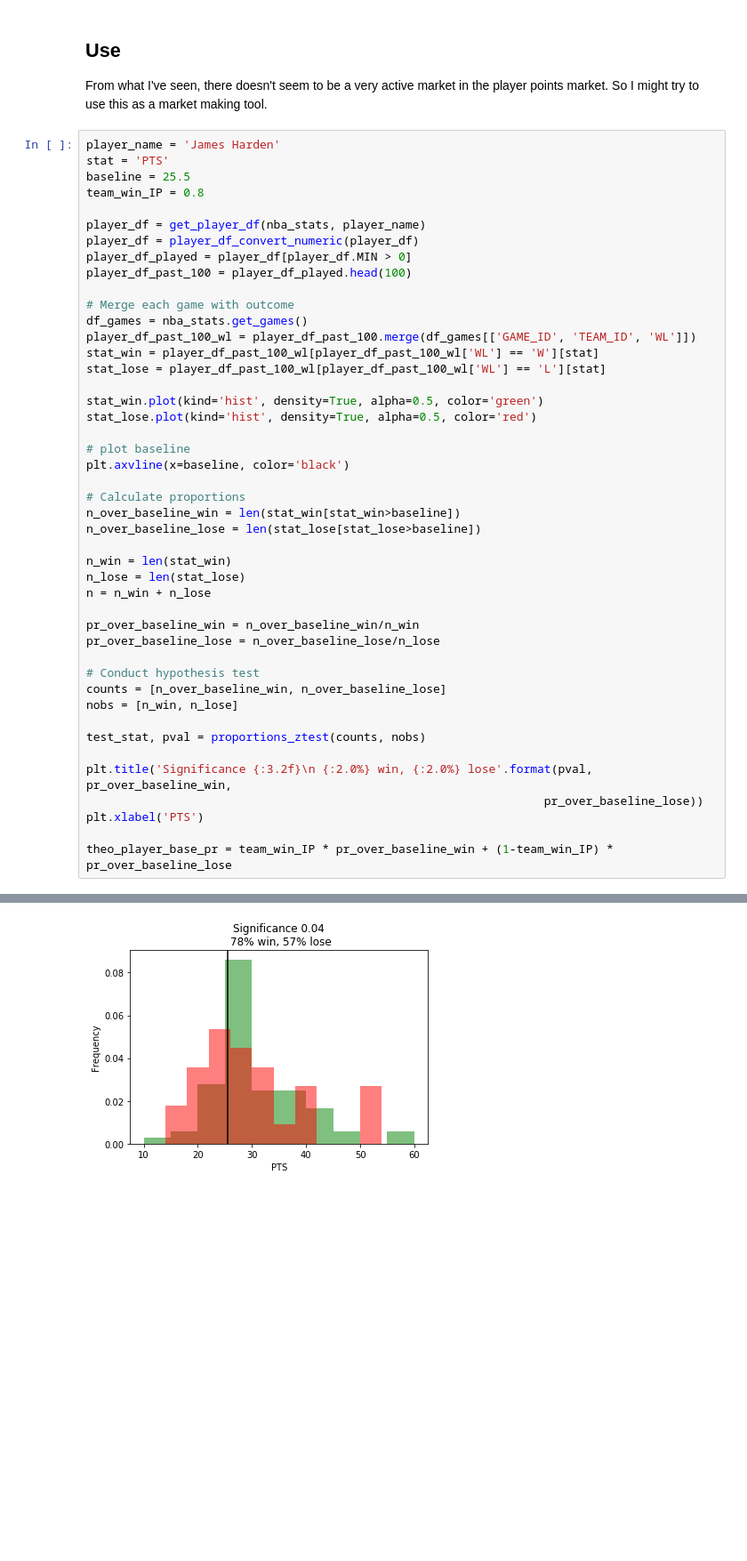
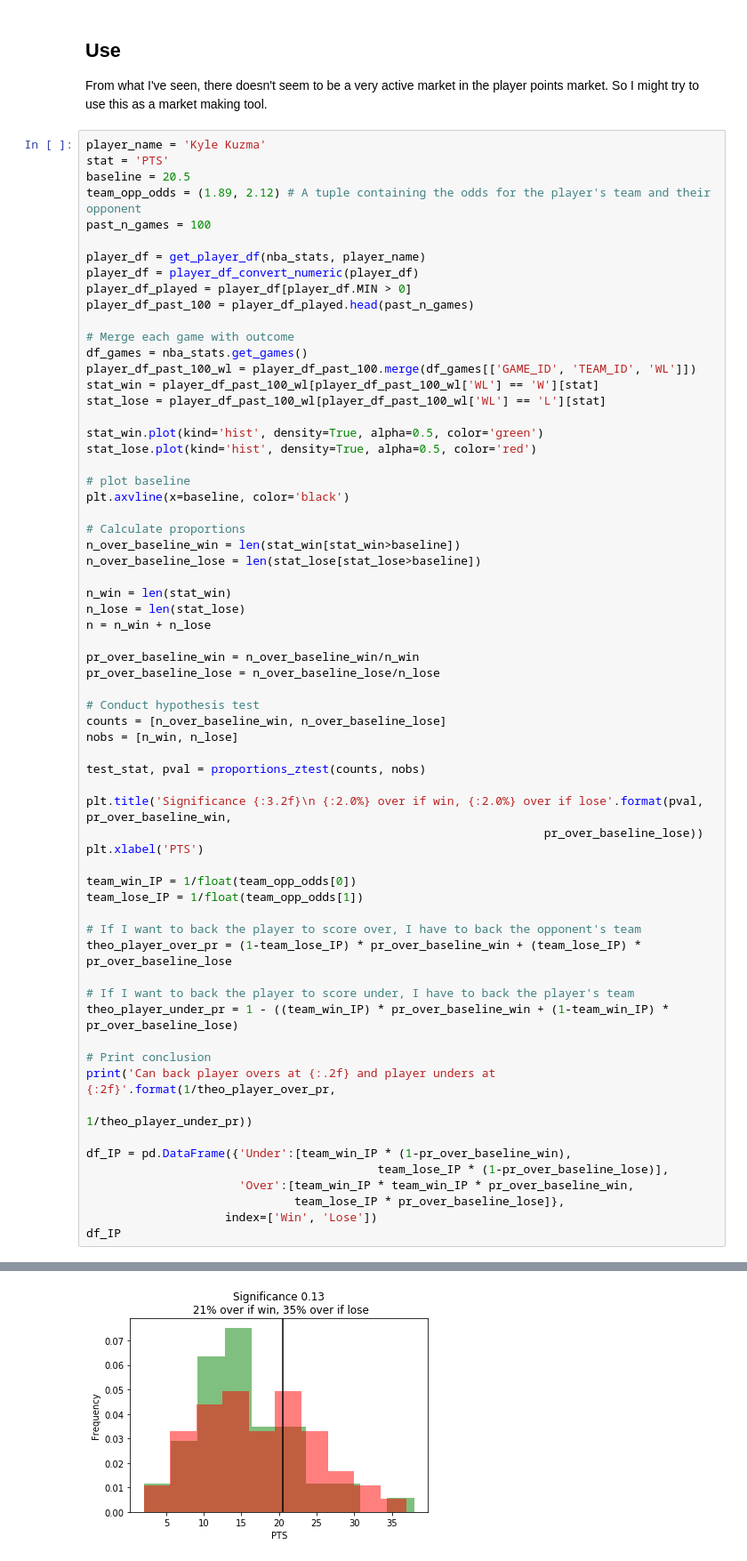
Before and after one commit to johnny-wong/nba_stats, a Jupyter notebook: Notebooks/Analysis - Wins and player points relationship.ipynb, the cells around one changed output, grey strips where cells are left out. Shown: that part at 89% size. Saved outputs shown, nothing was run; the diff lists cells and outputs as text; blank space fills up the shorter version.

```diff
--- a/Notebooks/Analysis - Wins and player points relationship.ipynb
+++ b/Notebooks/Analysis - Wins and player points relationship.ipynb
@@ -56,15 +56,16 @@ Suppose we back the player and lay the team. What we are essentially betting on
 ## Use
 From what I've seen, there doesn't seem to be a very active market in the player points market. So I might try to use this as a market making tool.
 # %%
-player_name = 'James Harden'
+player_name = 'Kyle Kuzma'
 stat = 'PTS'
-baseline = 25.5
-team_win_IP = 0.8
+baseline = 20.5
+team_opp_odds = (1.89, 2.12) # A tuple containing the odds for the player's team and their opponent
+past_n_games = 100
 
 player_df = get_player_df(nba_stats, player_name)
 player_df = player_df_convert_numeric(player_df)
 player_df_played = player_df[player_df.MIN > 0]
-player_df_past_100 = player_df_played.head(100)
+player_df_past_100 = player_df_played.head(past_n_games)
 
 # Merge each game with outcome
 df_games = nba_stats.get_games()
@@ -95,9 +96,27 @@ nobs = [n_win, n_lose]
 
 test_stat, pval = proportions_ztest(counts, nobs)
 
-plt.title('Significance {:3.2f}\n {:2.0%} win, {:2.0%} lose'.format(pval, pr_over_baseline_win,
+plt.title('Significance {:3.2f}\n {:2.0%} over if win, {:2.0%} over if lose'.format(pval, pr_over_baseline_win,
                                                                   pr_over_baseline_lose))
 plt.xlabel('PTS')
 
-theo_player_base_pr = team_win_IP * pr_over_baseline_win + (1-team_win_IP) * pr_over_baseline_lose
+team_win_IP = 1/float(team_opp_odds[0])
+team_lose_IP = 1/float(team_opp_odds[1])
+
+# If I want to back the player to score over, I have to back the opponent's team
+theo_player_over_pr = (1-team_lose_IP) * pr_over_baseline_win + (team_lose_IP) * pr_over_baseline_lose
+
+# If I want to back the player to score under, I have to back the player's team
+theo_player_under_pr = 1 - ((team_win_IP) * pr_over_baseline_win + (1-team_win_IP) * pr_over_baseline_lose)
+
+# Print conclusion
+print('Can back player overs at {:.2f} and player unders at {:2f}'.format(1/theo_player_over_pr,
+                                                                         1/theo_player_under_pr))
+
+df_IP = pd.DataFrame({'Under':[team_win_IP * (1-pr_over_baseline_win),
+                                          team_lose_IP * (1-pr_over_baseline_lose)],
+                      'Over':[team_win_IP * team_win_IP * pr_over_baseline_win,
+                              team_lose_IP * pr_over_baseline_lose]},
+                    index=['Win', 'Lose'])
+df_IP
 # %% [output]
@@ -104 +127 @@ theo_player_base_pr = team_win_IP * pr_over_baseline_win + (1-team_win_IP) * pr_
-[figure, old version]
+[figure, new version]
```
Also changed, not shown: parts of 4 cells of this notebook.
